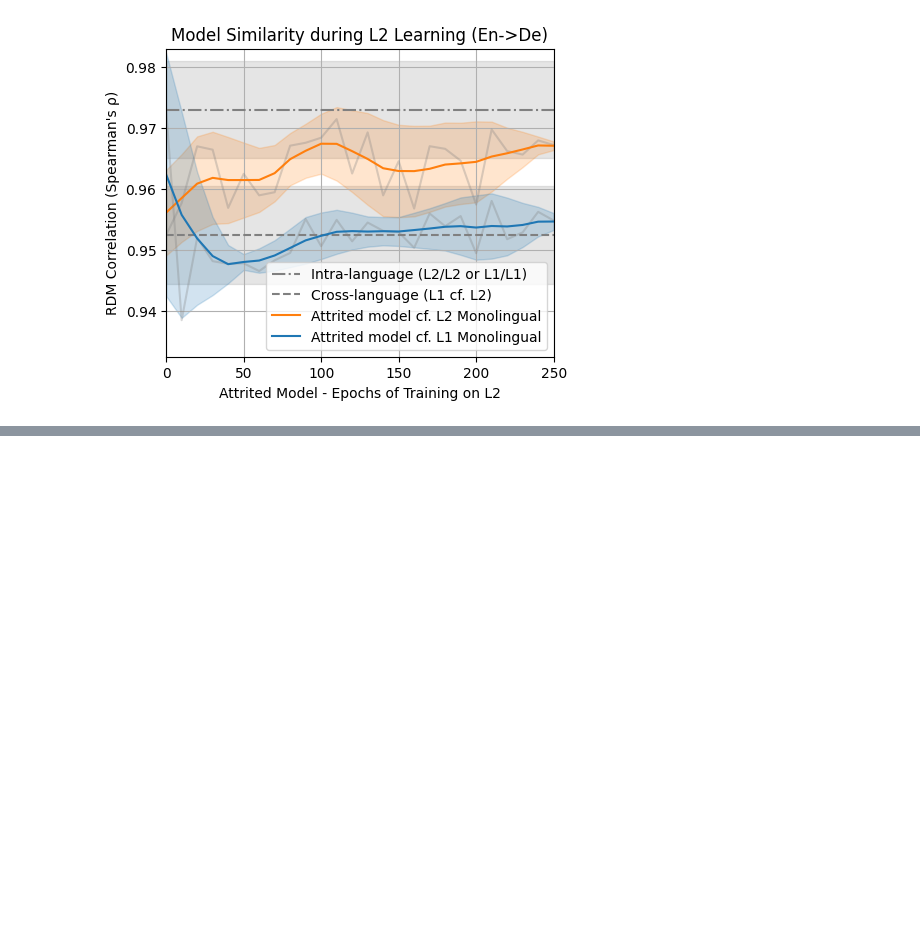
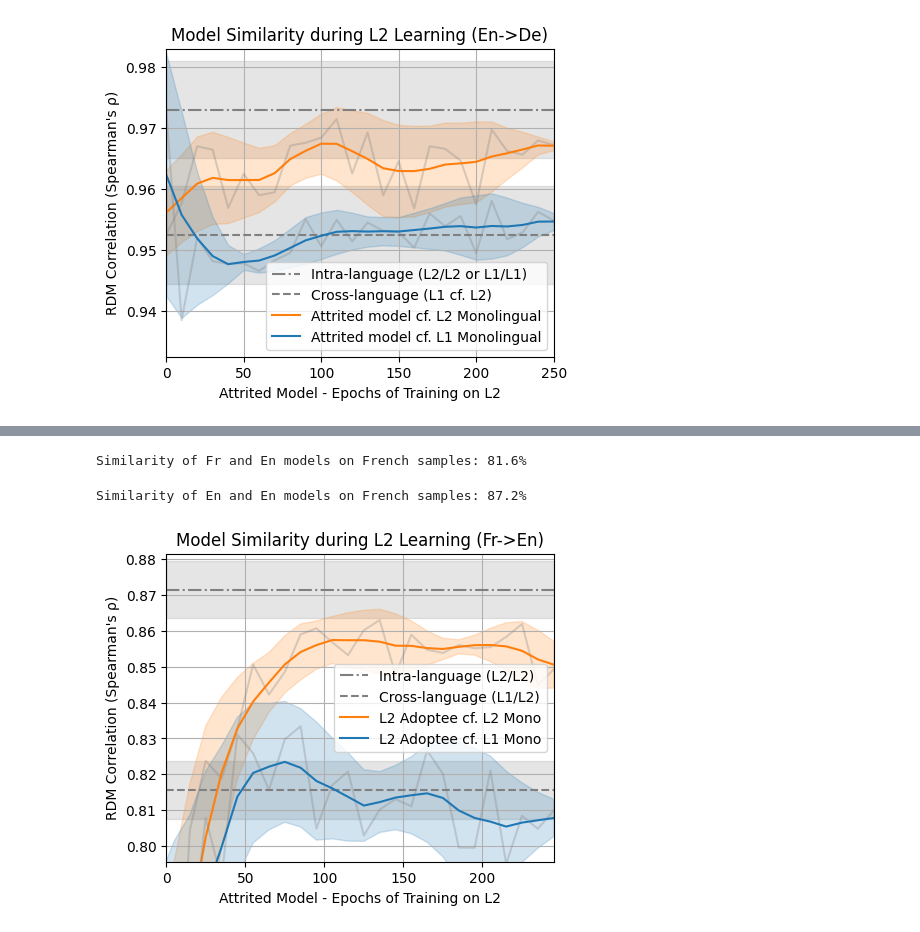
Before and after one commit to pplantinga/bilingual_networks, a Jupyter notebook: neural_traces.ipynb, the cells around one changed output, grey strips where cells are left out. Saved outputs shown, nothing was run; the diff lists cells and outputs as text; code cells hidden in the pictures; blank space fills up the shorter version.

```diff
--- a/neural_traces.ipynb
+++ b/neural_traces.ipynb
@@ -1007,0 +1144,33 @@ plot_sim(de_de_score, en_de_score, en30de250_cf_de_scores, en30de250_cf_en_score
+# %%
+fr_en_score = compute_spearman_rank(fr_flat_rsm_fr_data, en_flat_rsm_fr_data_take2).cpu().detach()
+print(f"Similarity of Fr and En models on French samples: {fr_en_score:.1%}")
+# %% [output]
+Similarity of Fr and En models on French samples: 81.6%
+# %%
+hparams = load_hparams_and_checkpoint("en250_flatlr")
+en_flat_reps_fr_data = generate_reps_from_model(hparams, fr_subset)
+en_flat_rsm_fr_data = make_rsm(en_flat_reps_fr_data)
+# %%
+en_en_score = compute_spearman_rank(en_flat_rsm_fr_data, en_flat_rsm_fr_data_take2).cpu().detach()
+print(f"Similarity of En and En models on French samples: {en_en_score:.1%}")
+# %% [output]
+Similarity of En and En models on French samples: 87.2%
+# %%
+# OKAY HOW ABOUT 30 EPOCHS BEFORE ATTRITION?
+
+hparams = load_hparams_and_checkpoint("fr5_en245_flatlr")
+
+ckpts = sorted(hparams["checkpointer"].list_checkpoints(), key=ckpt_recency)
+fr5en245_cf_fr_scores = []
+fr5en245_cf_en_scores = []
+for ckpt in ckpts:
+    hparams["checkpointer"].load_checkpoint(ckpt)
+    reps = generate_reps_from_model(hparams, fr_subset)
+    rsm = make_rsm(reps)
+    fr5en245_cf_fr_scores.append(compute_spearman_rank(rsm, fr_flat_rsm_fr_data).cpu().detach())
+    fr5en245_cf_en_scores.append(compute_spearman_rank(rsm, en_flat_rsm_fr_data).cpu().detach())
+# %%
+x = np.clip((np.arange(len(fr5en245_cf_en_scores))) * 10 - 5, a_min=0, a_max=None)
+plot_sim(x, en_en_score, fr_en_score, fr5en245_cf_en_scores, fr5en245_cf_fr_scores, "Fr->En")
+# %% [output]
+[figure, added]
```
Also changed, not shown: parts of 56 cells of this notebook, 9 other files.
